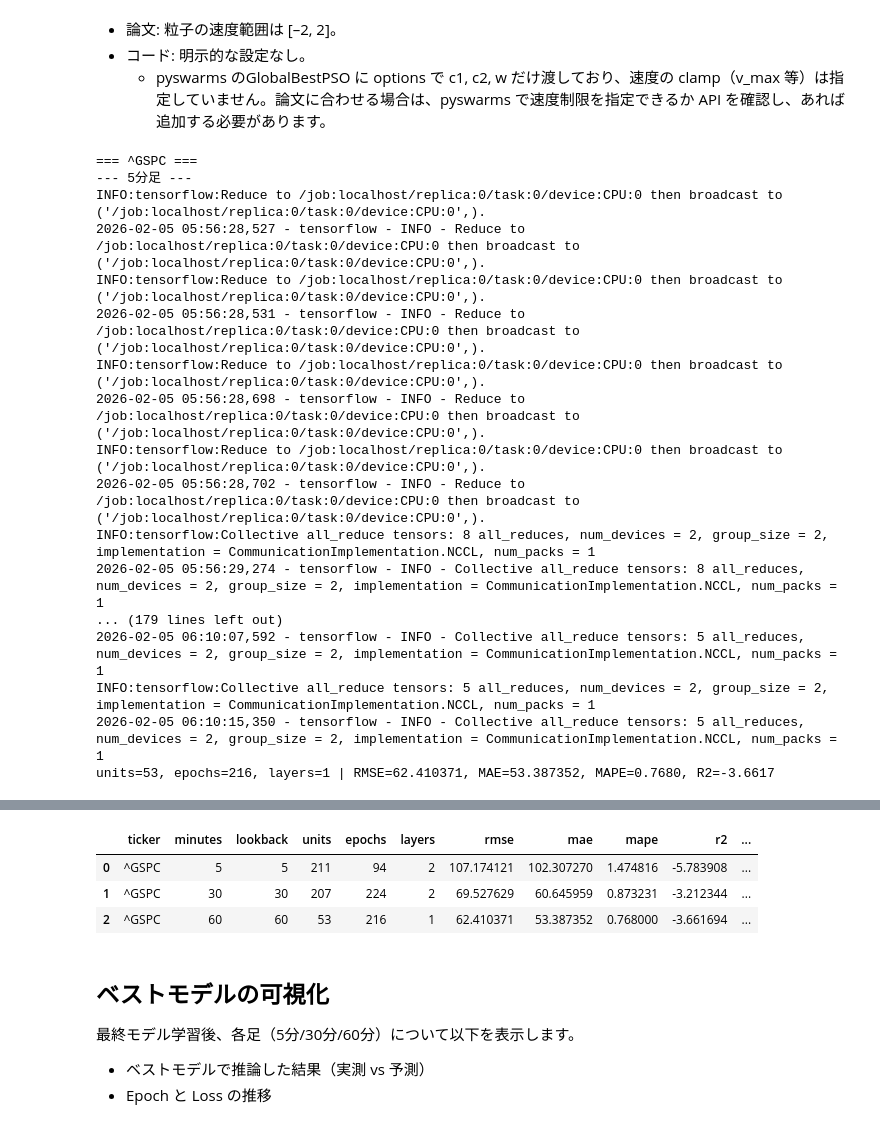
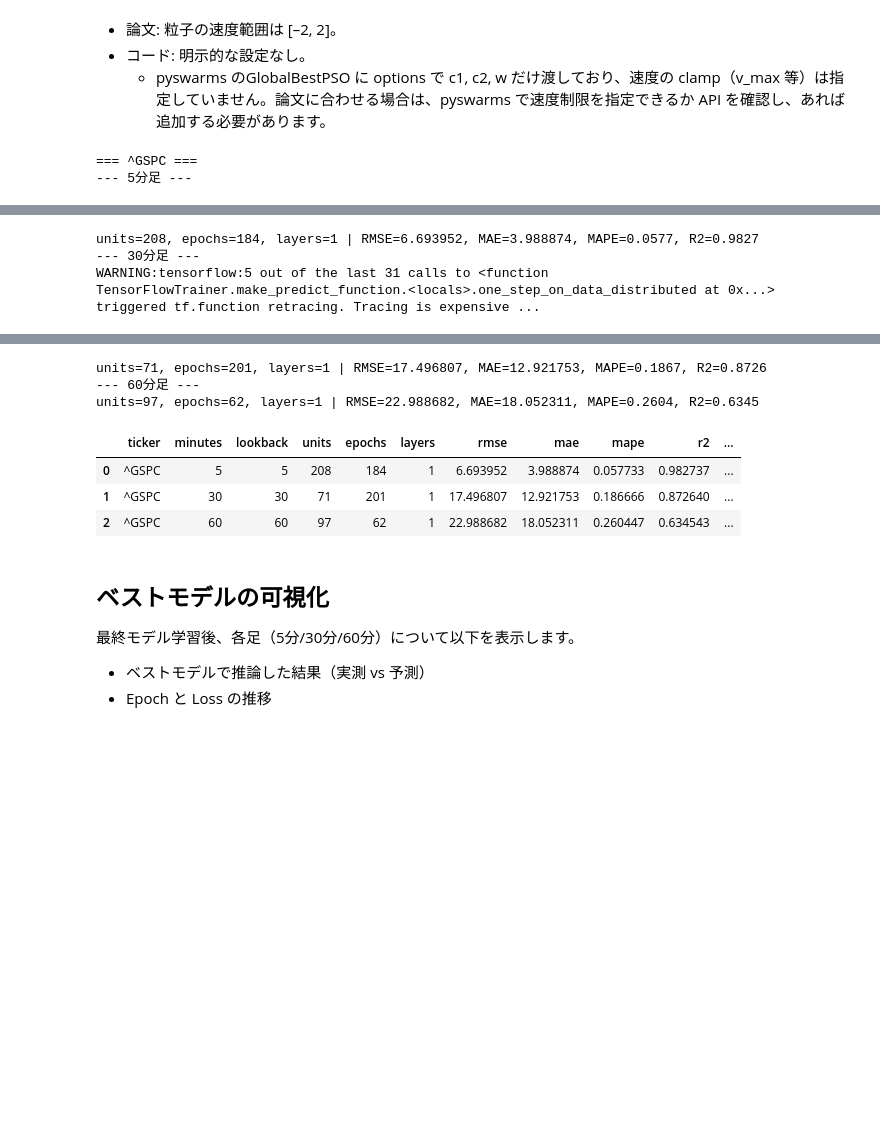
Before and after one commit to tomyou666/stock-prediction, a Jupyter notebook: pso_lstm_5m.ipynb, the cells around one changed output, grey strips where cells are left out. Cells and saved outputs as stored; diff of their text form; code cells hidden in the pictures; blank space fills up the shorter version.

```diff
--- a/pso_lstm_5m.ipynb
+++ b/pso_lstm_5m.ipynb
@@ -118,7 +118,6 @@ plot_data = []  # 別セクションで可視化する用
 
 for ticker in INDEX_TICKERS:
     print(f"\n=== {ticker} ===")
-    print(ticker, BASE_INTERVAL, BASE_PERIOD)
     base_price = download_price_data(ticker, BASE_INTERVAL, BASE_PERIOD)
 
     try:
@@ -131,6 +130,7 @@ for ticker in INDEX_TICKERS:
     for minutes in RESAMPLE_MINUTES:
         print(f"--- {minutes}分足 ---")
         df = resample_ohlcv(base_price, minutes)
+        df["close_raw"] = df["close"].copy()
         df["close"] = wavelet_denoise(df["close"], level=3)
 
         df = add_technical_indicators(df)
@@ -138,19 +138,23 @@ for ticker in INDEX_TICKERS:
         fx_resampled = resample_series(fx_5m, minutes)
         df = merge_macro_features(df, fx_resampled, rate_daily)
 
-        df["target_return"] = build_target_return(df)
+        df["target_return"] = build_target_return(df, close_col="close_raw")
+        # TODO: dropnaではなく補完する
         df = df.dropna()
 
-        feature_df, dropped = remove_high_corr_features(df, target_col="target_return")
+        feature_df, dropped = remove_high_corr_features(
+            df, target_col="target_return", protect_cols=["close", "close_raw"]
+        )
         df_final = feature_df.copy()
 
-        feature_cols = [c for c in df_final.columns if c != "target_return"]
+        # close_raw は説明変数に含めず、騰落率計算時のみ使用（last_close は close_raw から取得）
+        feature_cols = [c for c in df_final.columns if c != "target_return" and c != "close_raw"]
         features = df_final[feature_cols].values
         target = df_final["target_return"].values
 
         lookback = LOOKBACK_STEPS[minutes]
-        close_col_idx = feature_cols.index("close")
-        X, y, last_close = create_sequences(features, target, lookback, close_col_idx=close_col_idx)
+        X, y = create_sequences(features, target, lookback, close_col_idx=None)
+        last_close = df_final["close_raw"].iloc[lookback - 1 : -1].values
 
         (
             X_train,
@@ -254,23 +258,8 @@ for ticker in INDEX_TICKERS:
             f"RMSE={rmse:.6f}, MAE={mae:.6f}, MAPE={mape:.4f}, R2={r2:.4f}"
         )
 
+results_df
 results_df = pd.DataFrame(results)
-results_df
 # %% [output]
 === ^GSPC ===
 --- 5分足 ---
-INFO:tensorflow:Reduce to /job:localhost/replica:0/task:0/device:CPU:0 then broadcast to ('/job:localhost/replica:0/task:0/device:CPU:0',).
-2026-02-05 05:56:28,527 - tensorflow - INFO - Reduce to /job:localhost/replica:0/task:0/device:CPU:0 then broadcast to ('/job:localhost/replica:0/task:0/device:CPU:0',).
-INFO:tensorflow:Reduce to /job:localhost/replica:0/task:0/device:CPU:0 then broadcast to ('/job:localhost/replica:0/task:0/device:CPU:0',).
-2026-02-05 05:56:28,531 - tensorflow - INFO - Reduce to /job:localhost/replica:0/task:0/device:CPU:0 then broadcast to ('/job:localhost/replica:0/task:0/device:CPU:0',).
-INFO:tensorflow:Reduce to /job:localhost/replica:0/task:0/device:CPU:0 then broadcast to ('/job:localhost/replica:0/task:0/device:CPU:0',).
-2026-02-05 05:56:28,698 - tensorflow - INFO - Reduce to /job:localhost/replica:0/task:0/device:CPU:0 then broadcast to ('/job:localhost/replica:0/task:0/device:CPU:0',).
-INFO:tensorflow:Reduce to /job:localhost/replica:0/task:0/device:CPU:0 then broadcast to ('/job:localhost/replica:0/task:0/device:CPU:0',).
-2026-02-05 05:56:28,702 - tensorflow - INFO - Reduce to /job:localhost/replica:0/task:0/device:CPU:0 then broadcast to ('/job:localhost/replica:0/task:0/device:CPU:0',).
-INFO:tensorflow:Collective all_reduce tensors: 8 all_reduces, num_devices = 2, group_size = 2, implementation = CommunicationImplementation.NCCL, num_packs = 1
-2026-02-05 05:56:29,274 - tensorflow - INFO - Collective all_reduce tensors: 8 all_reduces, num_devices = 2, group_size = 2, implementation = CommunicationImplementation.NCCL, num_packs = 1
-... (179 lines left out)
-2026-02-05 06:10:07,592 - tensorflow - INFO - Collective all_reduce tensors: 5 all_reduces, num_devices = 2, group_size = 2, implementation = CommunicationImplementation.NCCL, num_packs = 1
-INFO:tensorflow:Collective all_reduce tensors: 5 all_reduces, num_devices = 2, group_size = 2, implementation = CommunicationImplementation.NCCL, num_packs = 1
-2026-02-05 06:10:15,350 - tensorflow - INFO - Collective all_reduce tensors: 5 all_reduces, num_devices = 2, group_size = 2, implementation = CommunicationImplementation.NCCL, num_packs = 1
-units=53, epochs=216, layers=1 | RMSE=62.410371, MAE=53.387352, MAPE=0.7680, R2=-3.6617
@@ -276,0 +269,3 @@ units=53, epochs=216, layers=1 | RMSE=62.410371, MAE=53.387352, MAPE=0.7680, R2=
+units=208, epochs=184, layers=1 | RMSE=6.693952, MAE=3.988874, MAPE=0.0577, R2=0.9827
+--- 30分足 ---
+WARNING:tensorflow:5 out of the last 31 calls to <function TensorFlowTrainer.make_predict_function.<locals>.one_step_on_data_distributed at 0x...> triggered tf.function retracing. Tracing is expensive ...
@@ -277,7 +275,10 @@ units=53, epochs=216, layers=1 | RMSE=62.410371, MAE=53.387352, MAPE=0.7680, R2=
+units=71, epochs=201, layers=1 | RMSE=17.496807, MAE=12.921753, MAPE=0.1867, R2=0.8726
+--- 60分足 ---
+units=97, epochs=62, layers=1 | RMSE=22.988682, MAE=18.052311, MAPE=0.2604, R2=0.6345
 |  | ticker | minutes | lookback | units | epochs | layers | rmse | mae | mape | r2 | ... |
-| 0 | ^GSPC | 5 | 5 | 211 | 94 | 2 | 107.174121 | 102.307270 | 1.474816 | -5.783908 | ... |
-| 1 | ^GSPC | 30 | 30 | 207 | 224 | 2 | 69.527629 | 60.645959 | 0.873231 | -3.212344 | ... |
-| 2 | ^GSPC | 60 | 60 | 53 | 216 | 1 | 62.410371 | 53.387352 | 0.768000 | -3.661694 | ... |
+| 0 | ^GSPC | 5 | 5 | 208 | 184 | 1 | 6.693952 | 3.988874 | 0.057733 | 0.982737 | ... |
+| 1 | ^GSPC | 30 | 30 | 71 | 201 | 1 | 17.496807 | 12.921753 | 0.186666 | 0.872640 | ... |
+| 2 | ^GSPC | 60 | 60 | 97 | 62 | 1 | 22.988682 | 18.052311 | 0.260447 | 0.634543 | ... |
 # %% [markdown]
 ## ベストモデルの可視化
 
```
Also changed, not shown: parts of 4 cells of this notebook, 2 other files.
